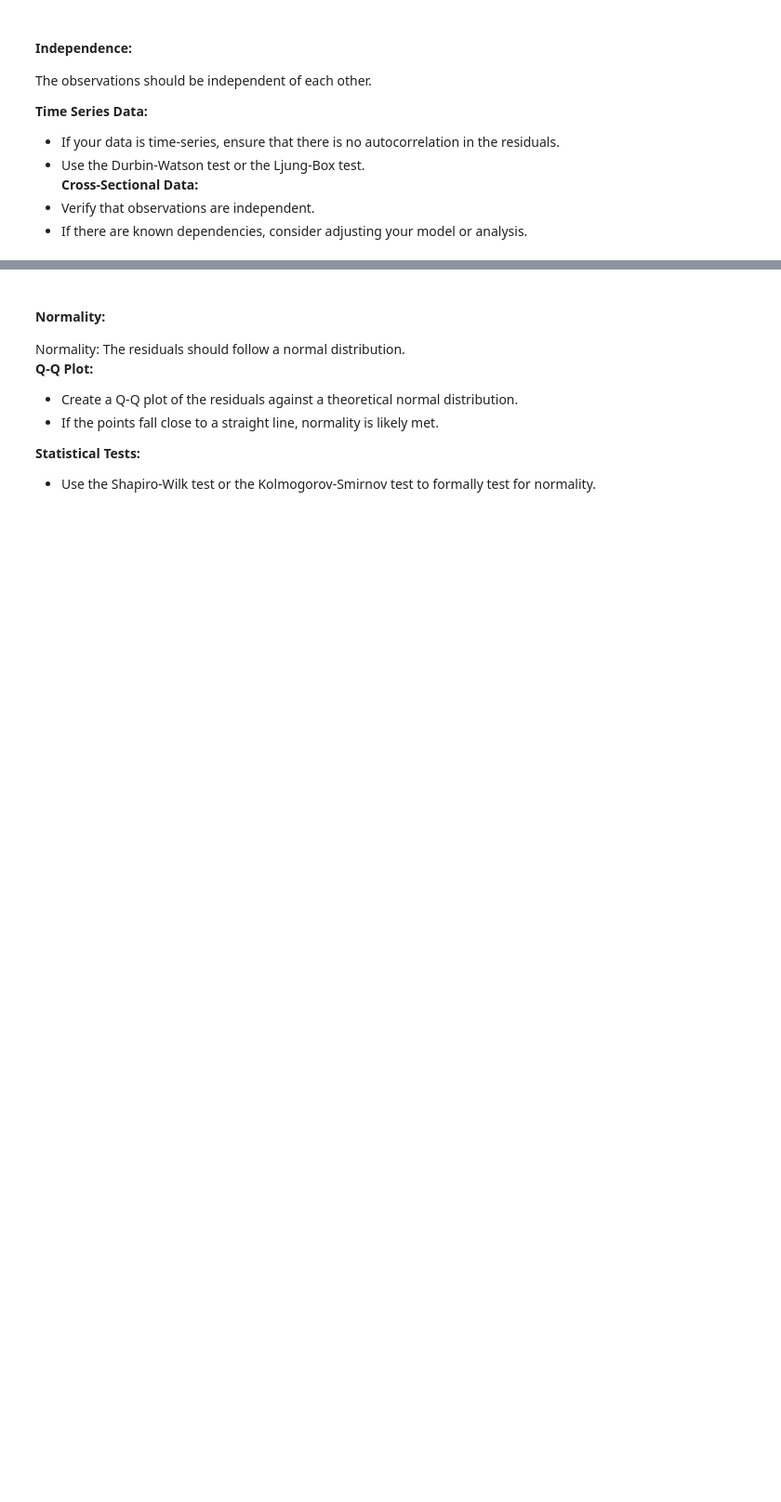
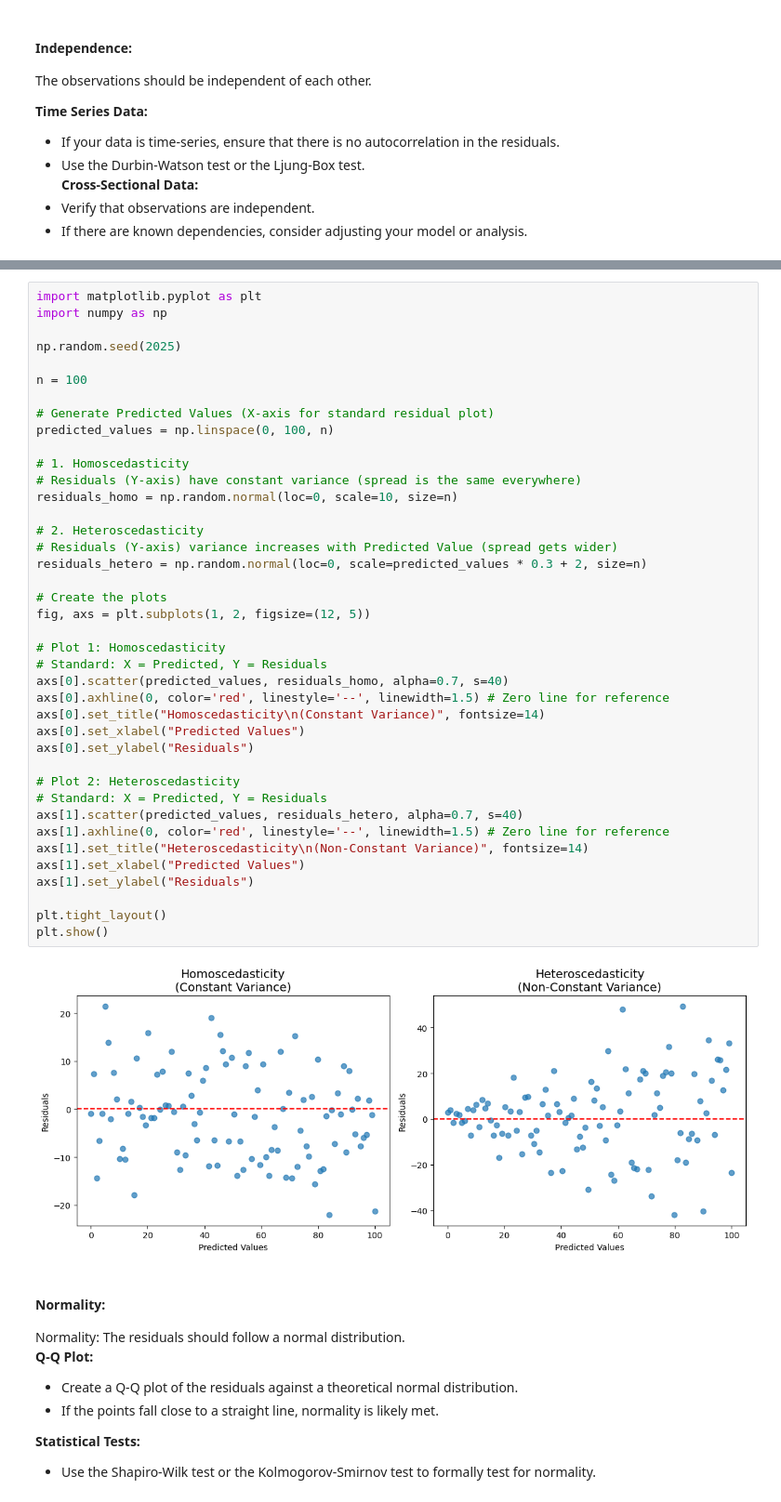
Before and after one commit to lex-devlin-til/dsny-data-science, a Jupyter notebook: Linear-Regression.ipynb, the cells around one changed output, grey strips where cells are left out. Shown at 93% size. Saved outputs shown, nothing was run; the diff lists cells and outputs as text; blank space fills up the shorter version.

```diff
--- a/Linear-Regression.ipynb
+++ b/Linear-Regression.ipynb
@@ -77,3 +75,45 @@ Homoscedasticity: The variance of the residuals (errors) should be constant acro
+# %%
+import matplotlib.pyplot as plt
+import numpy as np
+
+np.random.seed(2025)
+
+n = 100
+
+# Generate Predicted Values (X-axis for standard residual plot)
+predicted_values = np.linspace(0, 100, n)
+
+# 1. Homoscedasticity
+# Residuals (Y-axis) have constant variance (spread is the same everywhere)
+residuals_homo = np.random.normal(loc=0, scale=10, size=n)
+
+# 2. Heteroscedasticity
+# Residuals (Y-axis) variance increases with Predicted Value (spread gets wider)
+residuals_hetero = np.random.normal(loc=0, scale=predicted_values * 0.3 + 2, size=n)
+
+# Create the plots
+fig, axs = plt.subplots(1, 2, figsize=(12, 5))
+
+# Plot 1: Homoscedasticity
+# Standard: X = Predicted, Y = Residuals
+axs[0].scatter(predicted_values, residuals_homo, alpha=0.7, s=40)
+axs[0].axhline(0, color='red', linestyle='--', linewidth=1.5) # Zero line for reference
+axs[0].set_title("Homoscedasticity\n(Constant Variance)", fontsize=14)
+axs[0].set_xlabel("Predicted Values")
+axs[0].set_ylabel("Residuals")
+
+# Plot 2: Heteroscedasticity
+# Standard: X = Predicted, Y = Residuals
+axs[1].scatter(predicted_values, residuals_hetero, alpha=0.7, s=40)
+axs[1].axhline(0, color='red', linestyle='--', linewidth=1.5) # Zero line for reference
+axs[1].set_title("Heteroscedasticity\n(Non-Constant Variance)", fontsize=14)
+axs[1].set_xlabel("Predicted Values")
+axs[1].set_ylabel("Residuals")
+
+plt.tight_layout()
+plt.show()
+# %% [output]
+[figure, added]
 # %% [markdown]
 #### **Normality:**
 
```
Also changed, not shown: parts of 45 cells of this notebook, 1 other file.
